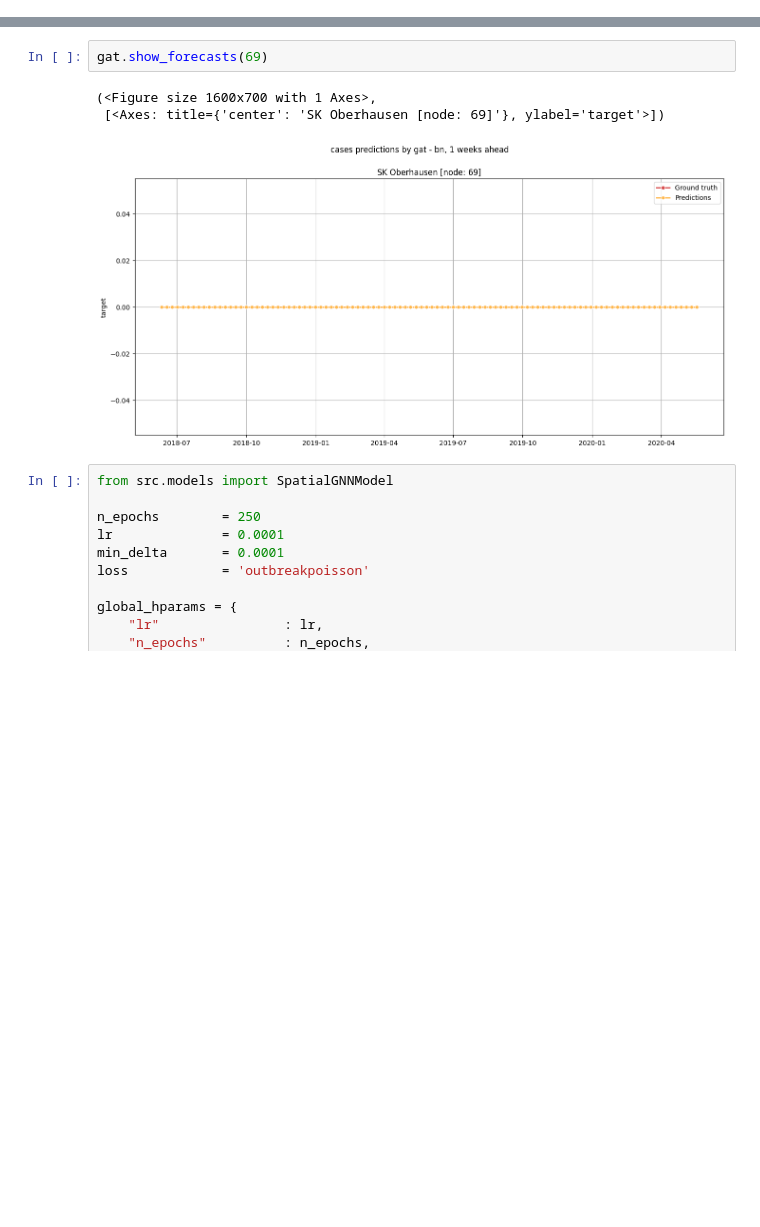
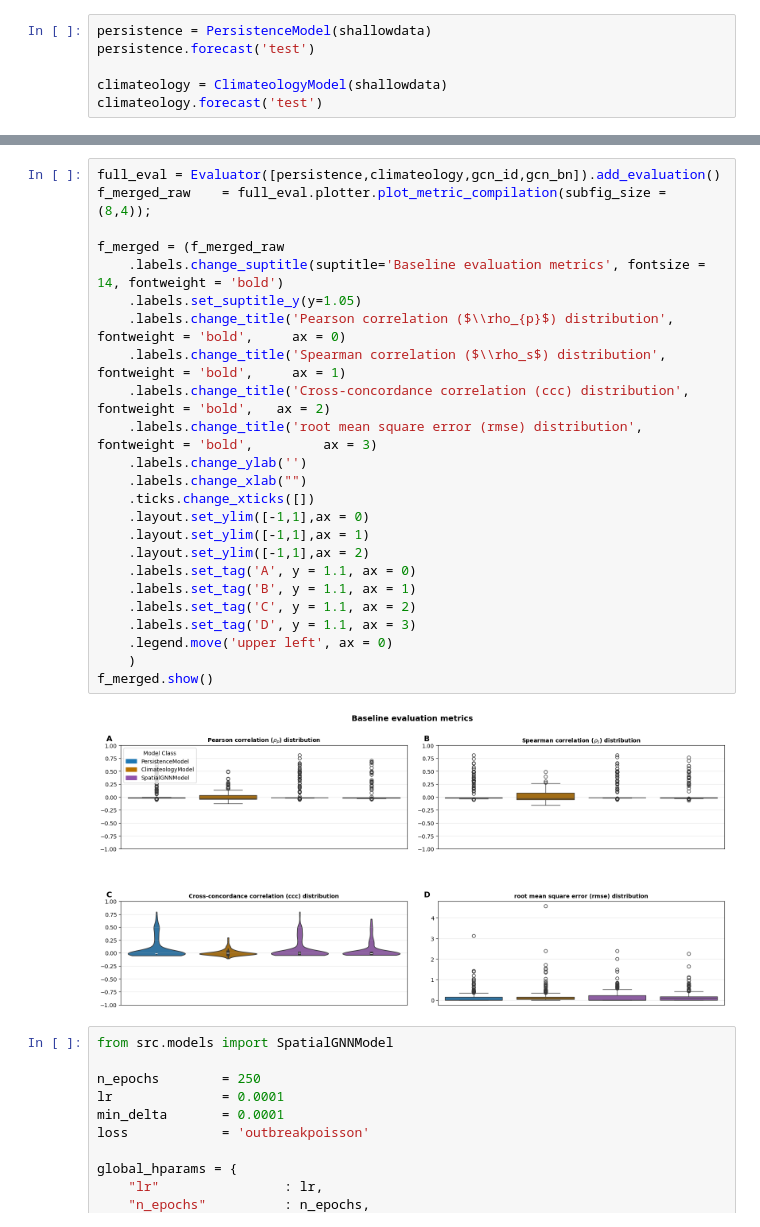
Before and after one commit to stends2001/infectious_disease_gnn, a Jupyter notebook: src/notebooks/X. predicting integers.ipynb, the cells around one changed output, grey strips where cells are left out. Drawn from its saved outputs; the diff is of its cells as text; blank space fills up the shorter version.

```diff
--- a/src/notebooks/X. predicting integers.ipynb
+++ b/src/notebooks/X. predicting integers.ipynb
@@ -197,0 +140,6 @@ additonal transformation
+# %%
+persistence = PersistenceModel(shallowdata)
+persistence.forecast('test')
+
+climateology = ClimateologyModel(shallowdata)
+climateology.forecast('test')
@@ -247,9 +206,29 @@ additonal transformation
 # %%
-gat.show_forecasts(69)
+full_eval = Evaluator([persistence,climateology,gcn_id,gcn_bn]).add_evaluation()
+f_merged_raw    = full_eval.plotter.plot_metric_compilation(subfig_size = (8,4));
+
+f_merged = (f_merged_raw
+    .labels.change_suptitle(suptitle='Baseline evaluation metrics', fontsize = 14, fontweight = 'bold')
+    .labels.set_suptitle_y(y=1.05)
+    .labels.change_title('Pearson correlation ($\\rho_{p}$) distribution', fontweight = 'bold',     ax = 0)
+    .labels.change_title('Spearman correlation ($\\rho_s$) distribution',  fontweight = 'bold',     ax = 1)
+    .labels.change_title('Cross-concordance correlation (ccc) distribution', fontweight = 'bold',   ax = 2)
+    .labels.change_title('root mean square error (rmse) distribution', fontweight = 'bold',         ax = 3)
+    .labels.change_ylab('')
+    .labels.change_xlab("")
+    .ticks.change_xticks([])
+    .layout.set_ylim([-1,1],ax = 0)
+    .layout.set_ylim([-1,1],ax = 1)
+    .layout.set_ylim([-1,1],ax = 2)
+    .labels.set_tag('A', y = 1.1, ax = 0)
+    .labels.set_tag('B', y = 1.1, ax = 1)
+    .labels.set_tag('C', y = 1.1, ax = 2)
+    .labels.set_tag('D', y = 1.1, ax = 3)
+    .legend.move('upper left', ax = 0)
+    )
+f_merged.show()
 # %% [output]
-(<Figure size 1600x700 with 1 Axes>,
- [<Axes: title={'center': 'SK Oberhausen [node: 69]'}, ylabel='target'>])
-[figure, old version]
+[figure, new version]
 # %%
 from src.models import SpatialGNNModel
 
```
Also changed, not shown: parts of 8 cells of this notebook, 15 other files.
